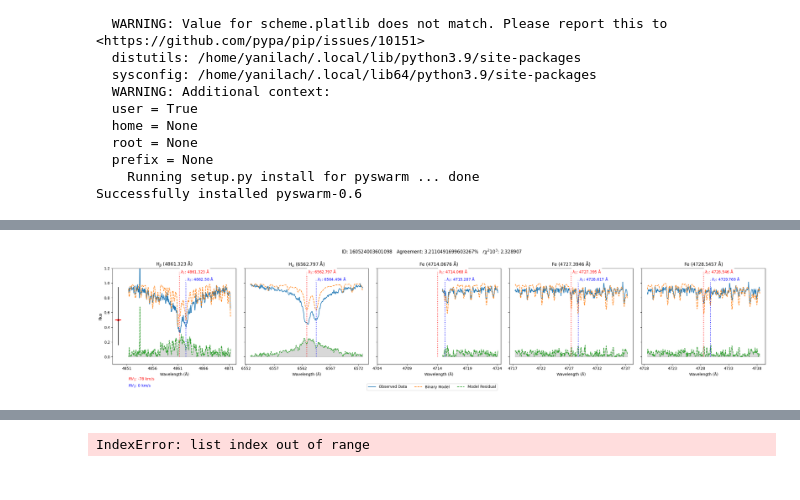
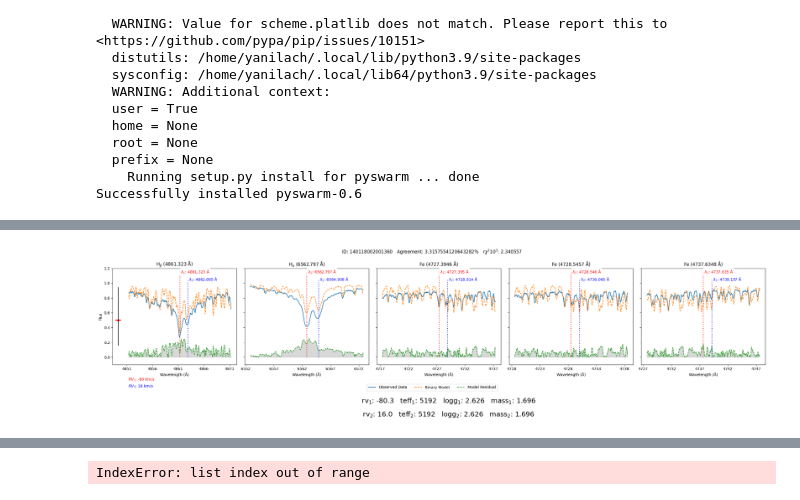
Before and after one commit to YaniL12/BinaryAnalysis, a Jupyter notebook: BinaryAnalysis.ipynb, the cells around one changed output, grey strips where cells are left out. Cells and saved outputs as stored; diff of their text form; code cells hidden in the pictures.

```diff
--- a/BinaryAnalysis.ipynb
+++ b/BinaryAnalysis.ipynb
@@ -230,7 +235,7 @@ importlib.reload(stellarmodel)
 importlib.reload(af)
 from stellarmodel import StellarModel
 from pyswarm import pso
-
+single_results = None
 def normalize_parameters(params, bounds):
     normalized_params = [(p - lb) / (ub - lb) for p, (lb, ub) in zip(params, bounds)]
     return normalized_params
@@ -276,12 +281,12 @@ def fit_model(sobject_id):
 
     model = StellarModel(
                 id=sobject_id,
-                labels = ['mass', 'rv', 'vmic', 'vsini'],
+                labels = ['mass', 'rv', 'vmic', 'vsini', 'FeH', 'age'],
                 # fixed_labels=['FeH'], # These are parameters that exist, but we don't fit for. They are used as is or are outputs of the interpolation?
-                single_labels=['FeH', 'age'], # These are parameters that are the same for both components
+                # single_labels=['FeH', 'age'], # These are parameters that are the same for both components
                 interpolator=isochrone_interpolator,
                 interpolate_flux=True,
-                same_fe_h=True
+                same_fe_h=False
             ) # Flux can be used as a free parameter (False) or can be determined from luminosity ratios (from the isochrone) (True)
 
 
@@ -300,7 +305,7 @@ def fit_model(sobject_id):
     model.set_bounds('age', (age_min, age_max))
     model.set_bounds('mass', (isochrone_table['mass'].min(), isochrone_table['mass'].max()))
     # model.set_bounds('metallicity', (isochrone_table['m_h'].min(), isochrone_table['m_h'].max()))
-    model.set_bounds('logL', (isochrone_table['logL'].min(), isochrone_table['logL'].max()))
+    model.set_bounds('logl', (isochrone_table['logL'].min(), isochrone_table['logL'].max()))
 
     model.params['f_contr'] = 0.5
 
@@ -315,13 +320,14 @@ def fit_model(sobject_id):
     model.set_bounds('rv', (min_rv, max_rv))
 
     model.set_param('teff', single_results['teff'][0]/1000.)
+
     model.set_param('logg', single_results['logg'][0])
 
     # Set the parameters required for the interpolation
     model.set_param('mass', sobject_data['mass'].values[0])
     model.set_param('age', sobject_data['age'].values[0].clip(age_min, age_max))
 
-    model.set_param('FeH', single_results['fe_h'][0])
+    model.set_param('FeH', sobject_data['fe_h'].values[0])
     model.set_param('vmic', 1.5)
     model.set_param('vsini', 4.0)
 
@@ -388,6 +394,13 @@ def fit_model(sobject_id):
 
         # print('Step ', np.array(normalized_params - previous_params))
         previous_params = np.copy(normalized_params)
+
+        # for param, bound in zip( model.get_params(), bounds):
+        #     if model.params[param] < bound[0] or model.params[param] > bound[1]:
+        #         print(param, model.params[param], bound)
+        #         print(model.get_params())
+        #         print(bounds)
+        #         return np.inf
 
         return residuals
 
@@ -491,28 +504,52 @@ def fit_model(sobject_id):
         lower_bounds,
         upper_bounds,
         swarmsize=100,        # Number of particles
-        maxiter=200,          # Number of iterations
+        maxiter=100,          # Number of iterations
         minstep=1e-8,         # Minimum step size before convergence
         minfunc=1e-8,         # Minimum function change before convergence
         debug=True            # Set to True for detailed logging
     )
 
+    # # Perform the optimization again, only fitting Teff
+    # result = scipy.optimize.minimize(
+    #     objective_function_norm,
+    #     x0=model.get_params(values_only=True),
+    #     method='Nelder-Mead',
+    #     # Ftol is the relative error desired in the sum of squares.
+    #     # Gtol is the gradient norm desired in the sum of squares.
+    #     options={'maxfun': 10000, 'fatol': 1e-10, 'xatol': 1e-5, 'disp': True}, #, ,
+    #     callback=track_step_size  # Pass the callback function
+    # )
+    print("Final bounds:")
+    print(best_params)
+    print(best_score)
+
+    print("Denomralised")
+    print(denormalize_parameters(best_params, model.get_bounds(type='tuple')))
+
+    final_params = denormalize_parameters(best_params, model.get_bounds(type='tuple'))
+
+    for i, param in enumerate(model.get_params(values_only=False)):
+        model.params[param] = final_params[i]
+
+    # model.plot()
+
+    # # Renoormalize the parameters and further constrain the bounds
+    # normalized_x0 = normalize_parameters(model.get_params(values_only=True), bounds)
+    # margin = 0.1
+    # print("Current bounds")
+    # print(bounds)
+    # # bounds = [(max(lb, p - margin * abs(p)), min(ub, p + margin * abs(p)) ) for p, (lb, ub) in zip(normalized_x0, [(0, 1)] * len(bounds))]
+    # # Ensure these new bounds are also within the (0, 1) bounds
+    # bounds = [(max(0, lb), min(1, ub)) for lb, ub in bounds]
+    # print("Resricted bounds")
+    # print(bounds)
+    # # Ensure lower bound is not greater than upper bound
+    # bounds = [(min(lb, ub), ub) for lb, ub in bounds]
+    # # ENsure upper bound is not less than lower bound
+    # bounds = [(lb, max(lb, ub)) for lb, ub in bounds]
+
     # Perform the optimization again, only fitting Teff
-    result = scipy.optimize.minimize(
-        objective_function_norm,
-        x0=model.get_params(values_only=True),
-        method='Nelder-Mead',
-        # Ftol is the relative error desired in the sum of squares.
-        # Gtol is the gradient norm desired in the sum of squares.
-        options={'maxfun': 10000, 'fatol': 1e-10, 'xatol': 1e-5, 'disp': True}, #, ,
-        callback=track_step_size  # Pass the callback function
-    )
-    # print("Final bounds:")
-    # print(best_params)
-    # print(best_score)
-
-
-    # # Perform the optimization again, only fitting Teff
     # result = scipy.optimize.minimize(
     #     objective_function_norm,
     #     x0=normalized_x0, #model.get_params(values_only=True),
@@ -520,6 +557,18 @@ def fit_model(sobject_id):
     #     # Ftol is the relative error desired in the sum of squares.
     #     # Gtol is the gradient norm desired in the sum of squares.
     #     options={'maxfun': 10000, 'fatol': 1e-10, 'xatol': 1e-5, 'disp': True}, #, ,
+    #     callback=track_step_size  # Pass the callback function
+    # )
+
+    # result = scipy.optimize.minimize(
+    #     objective_function_norm,
+    #     x0=normalized_x0, #model.get_params(values_only=True),
+    #     method='L-BFGS-B',
+    #     bounds= bounds,
+    #     # Ftol is the relative error desired in the sum of squares.
+    #     # Gtol is the gradient norm desired in the sum of squares.
+    #     # Eps is the step size used for numerical approximation of the jacobian
+    #     options={'gtol': 1e-8, 'ftol': 1e-8, 'eps': 1e-8},
     #     callback=track_step_size  # Pass the callback function
     # )
 
@@ -536,13 +585,15 @@ if locals().get('pool'):
     pool.close()
 
 # Create a pool of worker processes
-pool = multiprocessing.Pool(processes=1)
+pool = multiprocessing.Pool(processes=4)
 
 # Iterate over the sobject_ids and apply the fit_model function in parallel
 test_ids = [170712002601388 ]
 test_ids = [131216002101139] # Sven's Star
-test_ids = [131216001101026]
+# test_ids = [131216001101026]
 test_ids = [160524003601098]
+test_ids = [140314002601234]
+test_ids =[140118002001360]
 # results = pool.map(fit_model, random_stars['sobject_id'].values[2:3])
 results = pool.map(fit_model, test_ids)
 
@@ -551,4 +602,6 @@ pool.close()
 
 # Wait for all the worker processes to finish
 pool.join()
+
+# 2.41 - PSO + L-BFGS-B
 # %% [output]
@@ -559,3 +613,3 @@ Initial bounds:{'f_contr': (0, 1), 'mass_1': (0.09, 5.348), 'rv_1': (-177.518844
-[figure, old version]
+[figure, new version]
 Good curve fit. Updating bounds and initial parameters
 Resricted bounds
```
Also changed, not shown: parts of 5 cells of this notebook, 4 other files.
